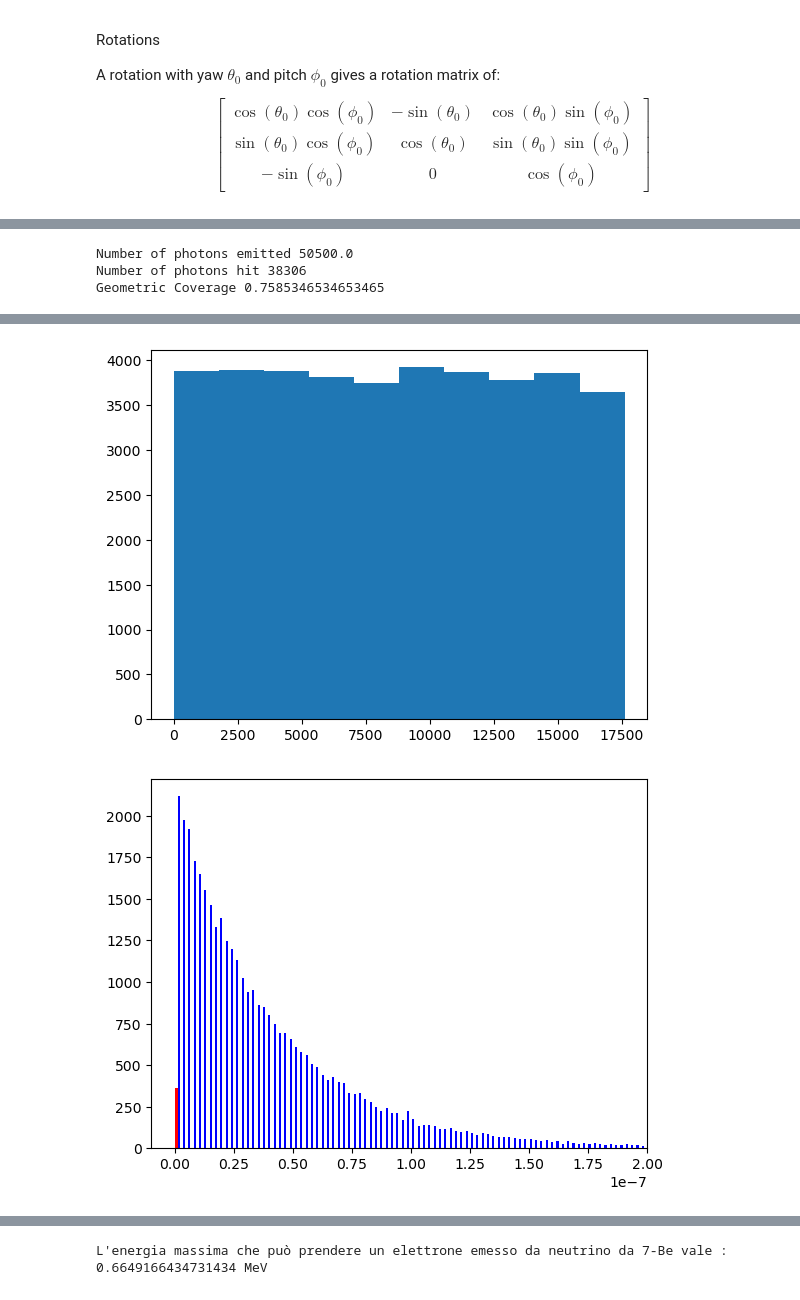
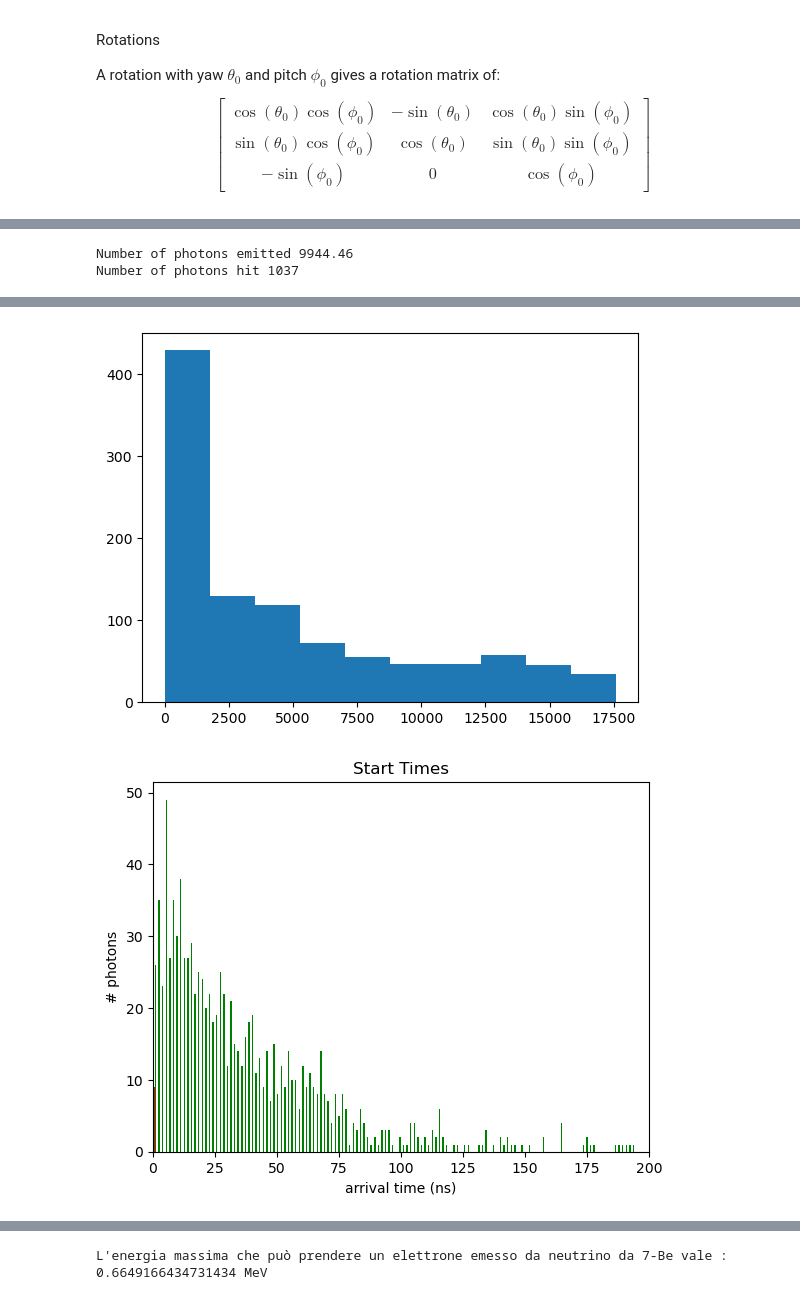
Before and after one commit to ccol168/Directionality_ToyMC_JUNO, a Jupyter notebook: Analysis_ToyMC.ipynb, the cells around one changed output, grey strips where cells are left out. Saved outputs shown, nothing was run; the diff lists cells and outputs as text; code cells hidden in the pictures.

Commit message:
Photons emitted in generic positions

```diff
--- a/Analysis_ToyMC.ipynb
+++ b/Analysis_ToyMC.ipynb
@@ -42,11 +53,13 @@ from matplotlib import cm
 from matplotlib.colors import ListedColormap
 from mpl_toolkits import mplot3d
 
+PrintImages = True
+
 file = open("CfgExample.txt","r")
 PhotonsBorn = int(file.readline())
 
 Names = np.array(["theta","phi","closest_PMT","Start_Time","Arrival_Time","type"])
-datas = Table.read("Output.txt",format="ascii",names=Names)
+datas = Table.read("Events/1398ph_Slides//Output.txt",format="ascii",names=Names)
 
 thetas = np.array(datas["theta"])
 phis = np.array(datas["phi"])
@@ -54,11 +67,12 @@ closest_PMTs = np.array(datas["closest_PMT"])
 Start_Times = np.array(datas["Start_Time"])
 Arrival_Times = np.array(datas["Arrival_Time"])
 types = np.array(datas["type"])
+
 N = len(thetas)
 
 print("Number of photons emitted", PhotonsBorn+0.01*PhotonsBorn)
 print("Number of photons hit",N)
-print("Geometric Coverage",N/(PhotonsBorn+0.01*PhotonsBorn))
+#print("Geometric Coverage",N/(PhotonsBorn+0.01*PhotonsBorn))
 
 Cher_thetas=[]
 Cher_phis=[]
@@ -86,13 +100,29 @@ plt.hist(phis);
 plt.show()
 plt.hist(closest_PMTs);
 plt.show()
-plt.hist((Cher_StartTimes,Scint_StartTimes),color=("red","blue"),bins=200)
-plt.xlim(-10**-8,2*10**-7)
+
+#plot in ns the start and arrival times
+Cher_StartTimes = np.array(Cher_StartTimes) * 10**9
+Cher_ArrTimes = np.array(Cher_ArrTimes) * 10**9
+Scint_StartTimes = np.array(Scint_StartTimes) * 10**9
+Scint_ArrTimes = np.array(Scint_ArrTimes)* 10**9
+
+
+plt.hist((Cher_StartTimes,Scint_StartTimes),color=("red","g"),bins=200)
+plt.title("Start Times")
+plt.xlabel("arrival time (ns)")
+plt.ylabel("# photons")
+plt.xlim(0,200)
+if (PrintImages == True) : plt.savefig("Start_Times.jpg")
 plt.show()
-plt.hist((Cher_ArrTimes,Scint_ArrTimes),color=("red","blue"),bins=200)
-plt.xlim(-10**-8,2*10**-7)
+plt.hist((Cher_ArrTimes,Scint_ArrTimes),color=("red","g"),bins=200)
+plt.title("Arrival Times")
+plt.xlabel("arrival time (ns)")
+plt.ylabel("# photons")
+plt.xlim(10,90)
+plt.legend(["Cherenkov photons","Scintillation photons"])
+if (PrintImages == True): plt.savefig("Arr_times.jpg")
 plt.show()
 # %% [output]
-Number of photons emitted 50500.0
-Number of photons hit 38306
-Geometric Coverage 0.7585346534653465
+Number of photons emitted 9944.46
+Number of photons hit 1037
@@ -101,2 +131,2 @@ Geometric Coverage 0.7585346534653465
-[figure, old version]
+[figure, new version]
-[figure, old version]
+[figure, new version]
```
Also changed, not shown: parts of 5 cells of this notebook, 2 other files.
